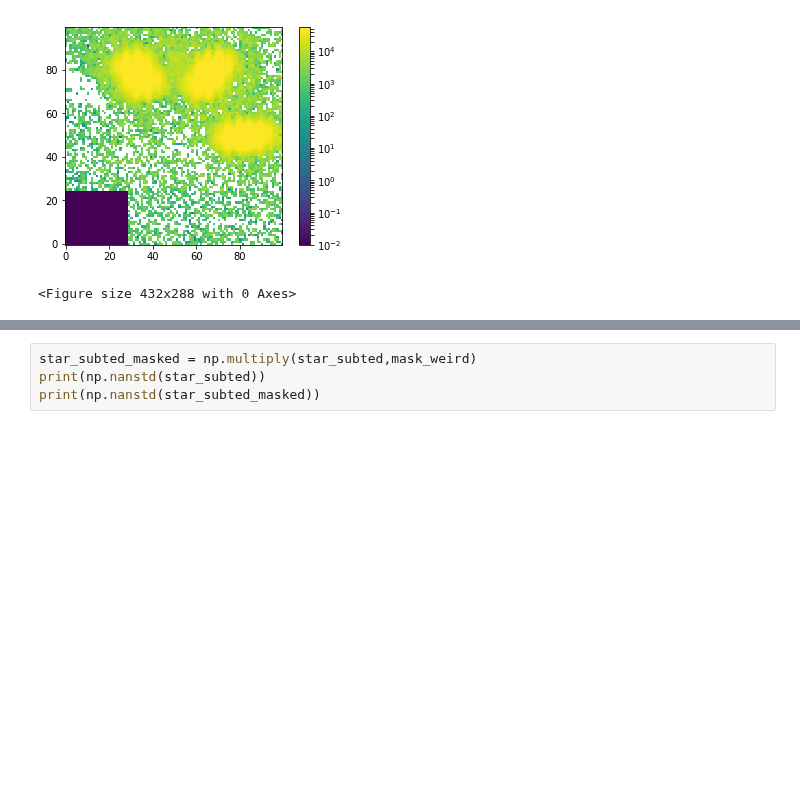
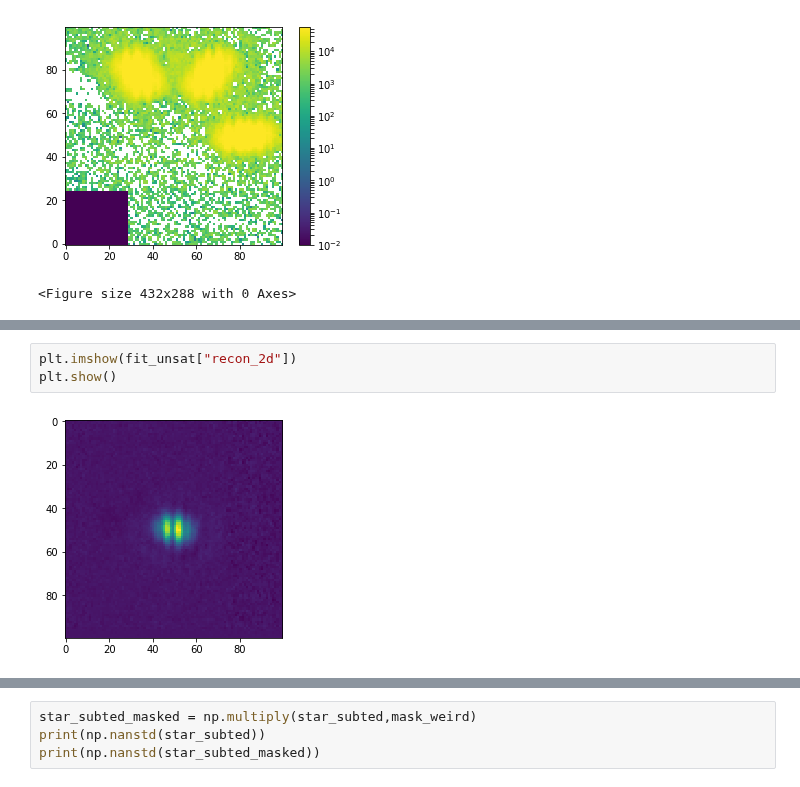
Before and after one commit to mwanakijiji/lbti_altair_fizeau, a Jupyter notebook: inject_fake_planets_test1.ipynb, the cells around one changed output, grey strips where cells are left out. Saved outputs shown, nothing was run; the diff lists cells and outputs as text; blank space fills up the shorter version.

```diff
--- a/inject_fake_planets_test1.ipynb
+++ b/inject_fake_planets_test1.ipynb
@@ -542,3 +543,8 @@ x_pix_coord            28.037383
 y_pix_coord             0.000000
 Name: 0, dtype: float64
 [figure]
+# %%
+plt.imshow(fit_unsat["recon_2d"])
+plt.show()
+# %% [output]
+[figure, added]
```
Also changed, not shown: parts of 8 cells of this notebook, 2 other files.
